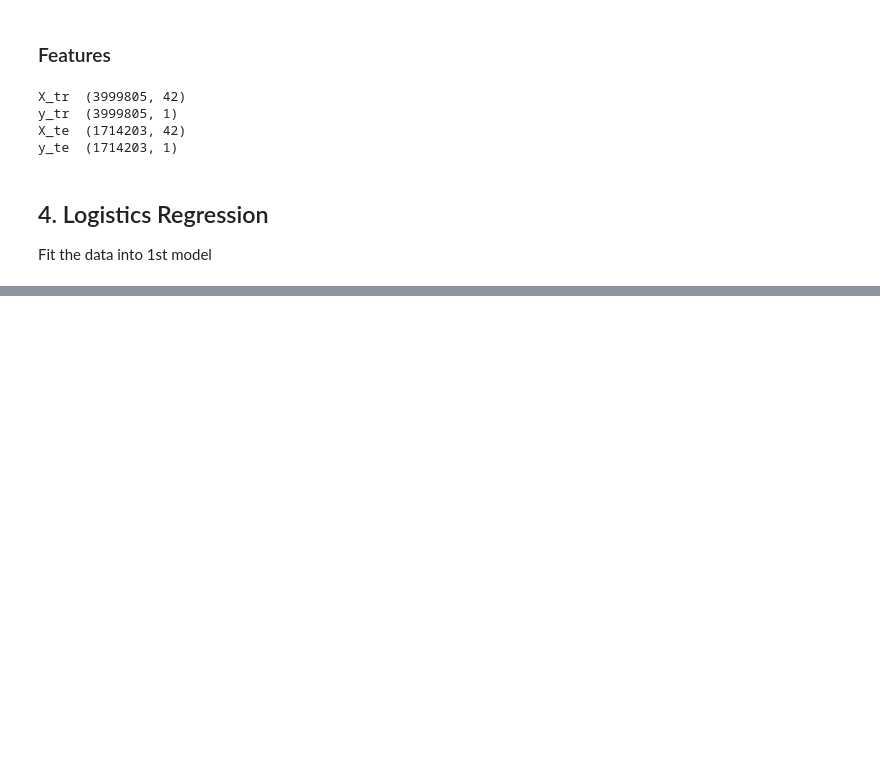
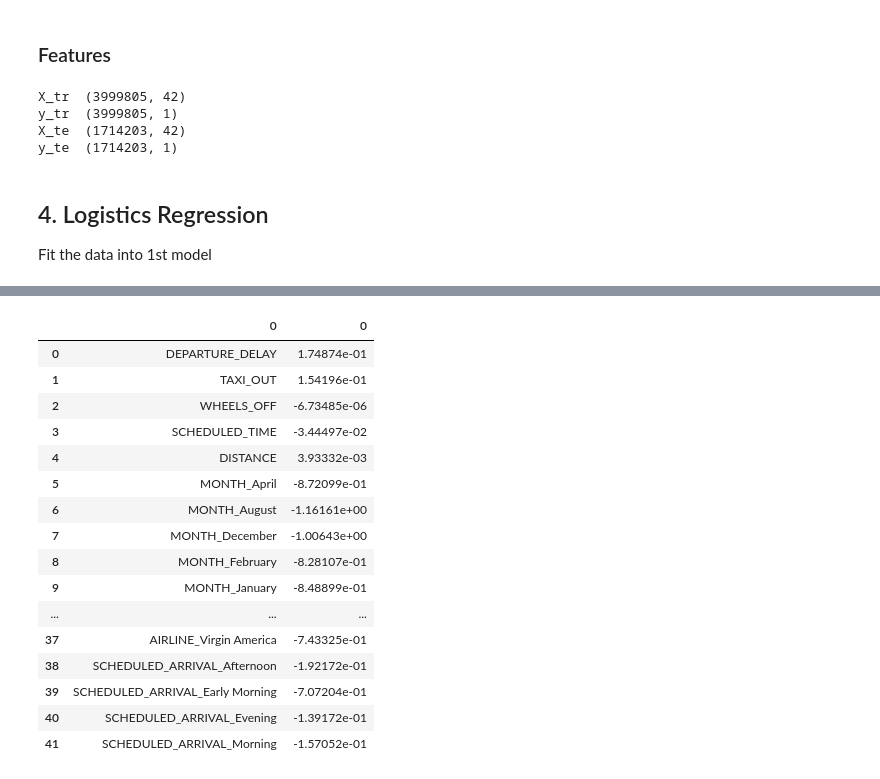
Before and after one commit to RobinXZ/ReactNativeReduxCasts, a Jupyter notebook: Final_project_2015_Flight_Delays_and_Cancellations.ipynb, the cells around one changed output, grey strips where cells are left out. Drawn from its saved outputs; the diff is of its cells as text; code cells hidden in the pictures; blank space fills up the shorter version.

```diff
--- a/Final_project_2015_Flight_Delays_and_Cancellations.ipynb
+++ b/Final_project_2015_Flight_Delays_and_Cancellations.ipynb
@@ -735,0 +777,21 @@ LogisticRegression(C=1.0, class_weight=None, dual=False, fit_intercept=True,
+# %%
+coefficients = pd.concat([pd.DataFrame(X_tr.columns),pd.DataFrame(np.transpose(logreg_cv_l1.best_estimator_.coef_  ))], axis = 1)
+coefficients
+# %% [output]
+|  | 0 | 0 |
+| 0 | DEPARTURE_DELAY | 1.74874e-01 |
+| 1 | TAXI_OUT | 1.54196e-01 |
+| 2 | WHEELS_OFF | -6.73485e-06 |
+| 3 | SCHEDULED_TIME | -3.44497e-02 |
+| 4 | DISTANCE | 3.93332e-03 |
+| 5 | MONTH_April | -8.72099e-01 |
+| 6 | MONTH_August | -1.16161e+00 |
+| 7 | MONTH_December | -1.00643e+00 |
+| 8 | MONTH_February | -8.28107e-01 |
+| 9 | MONTH_January | -8.48899e-01 |
+| ... | ... | ... |
+| 37 | AIRLINE_Virgin America | -7.43325e-01 |
+| 38 | SCHEDULED_ARRIVAL_Afternoon | -1.92172e-01 |
+| 39 | SCHEDULED_ARRIVAL_Early Morning | -7.07204e-01 |
+| 40 | SCHEDULED_ARRIVAL_Evening | -1.39172e-01 |
+| 41 | SCHEDULED_ARRIVAL_Morning | -1.57052e-01 |
```
Also changed, not shown: parts of 29 cells of this notebook.
